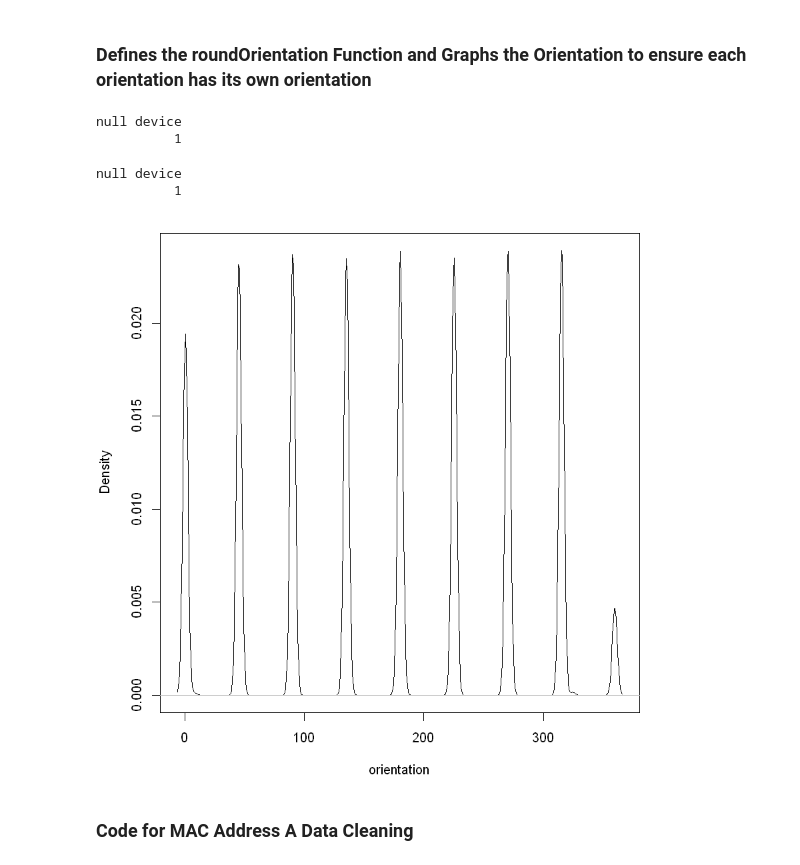
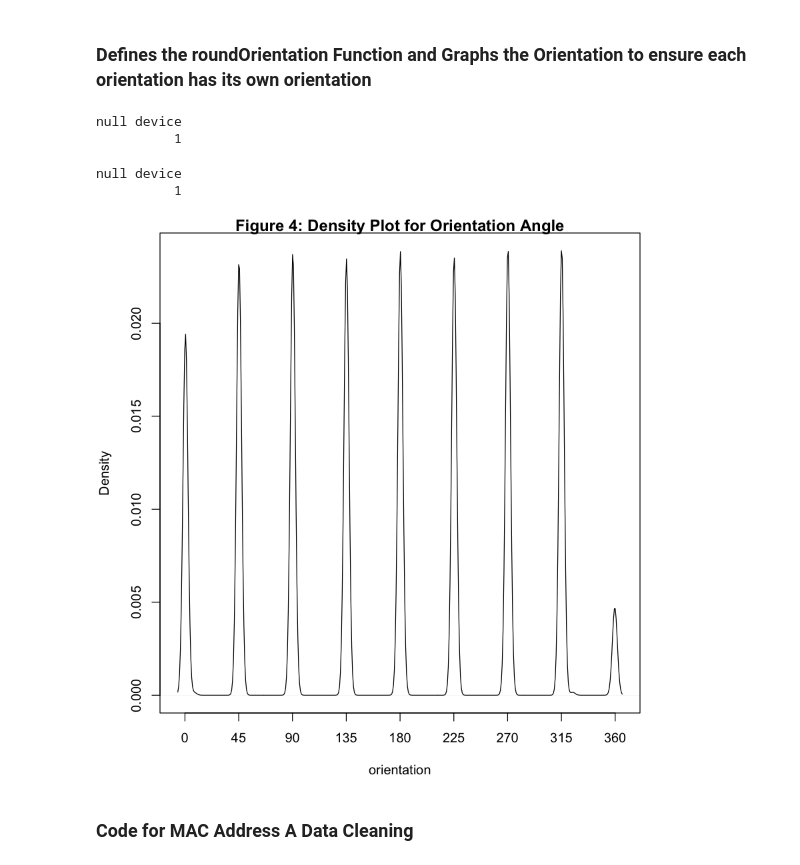
Before and after one commit to JLMarin64/QTW-Assignments, a Jupyter notebook: Assignment 1/Assignment 1 Write Up.ipynb, the cells around one changed output. Cells and saved outputs as stored; diff of their text form; code cells hidden in the pictures.

```diff
--- a/Assignment 1/Assignment 1 Write Up.ipynb
+++ b/Assignment 1/Assignment 1 Write Up.ipynb
@@ -595,0 +718,15 @@ class(offline$time) = c("POSIXt", "POSIXct")
+# %%
+# eliminate posZ since all values = 0, measurements only taken on 1st floor.
+# eliminate scanMac since there is only one value
+offline = offline[ , !(names(offline) %in% c("scanMac", "posZ"))]
+
+# check for 8 values for orientation angle should be every 45
+length(unique(offline$orientation))
+
+# examine distribution of orientation
+#png(filename = "Geo_ECDFOrientation.png", width = 800, height = 679, units="px", res=100)
+plot(ecdf(offline$orientation), main = "Figure 3: Empirical CDF of Orientation \nfor the Hand-Held Device", ylab = "Empirical CDF", xlab = "orientation", axes=FALSE)
+axis(side = 1, at = seq(0, 360, by = 45))
+axis(2)
+box()
+dev.off()
@@ -596,31 +738,34 @@ class(offline$time) = c("POSIXt", "POSIXct")
 # %% [markdown]
 ### Defines the roundOrientation Function and Graphs the Orientation to ensure each orientation has its own orientation
 # %%
+#pdf(file = "Geo_DensityOrientation.pdf", width = 10, height = 5)
 oldPar = par(mar = c(4, 4, 1, 1))
 plot(density(offline$orientation, bw = 2),
- xlab = "orientation", main = "")
+     xlab = "orientation", main = "Figure 4: Density Plot for Orientation Angle", axes=FALSE)
+axis(side = 1, at = seq(0, 360, by = 45))
+axis(2)
+box()
 par(oldPar)
-dev.off()
 
 roundOrientation = function(angles) {
   refs = seq(0, by = 45, length  = 9)
   q = sapply(angles, function(o) which.min(abs(o - refs)))
   c(refs[1:8], 0)[q]
 }
 
 offline$angle = roundOrientation(offline$orientation)
 
 #pdf(file = "Geo_BoxplotAngle.pdf", width = 10)
 oldPar = par(mar = c(4, 4, 1, 1))
 
 par(oldPar)
 dev.off()
 # %% [output]
 null device
           1
 null device
           1
-[figure, old version]
+[figure, new version]
 # %% [markdown]
 ### Code for MAC Address A Data Cleaning
 # %%
```
Also changed, not shown: parts of 18 cells of this notebook.
